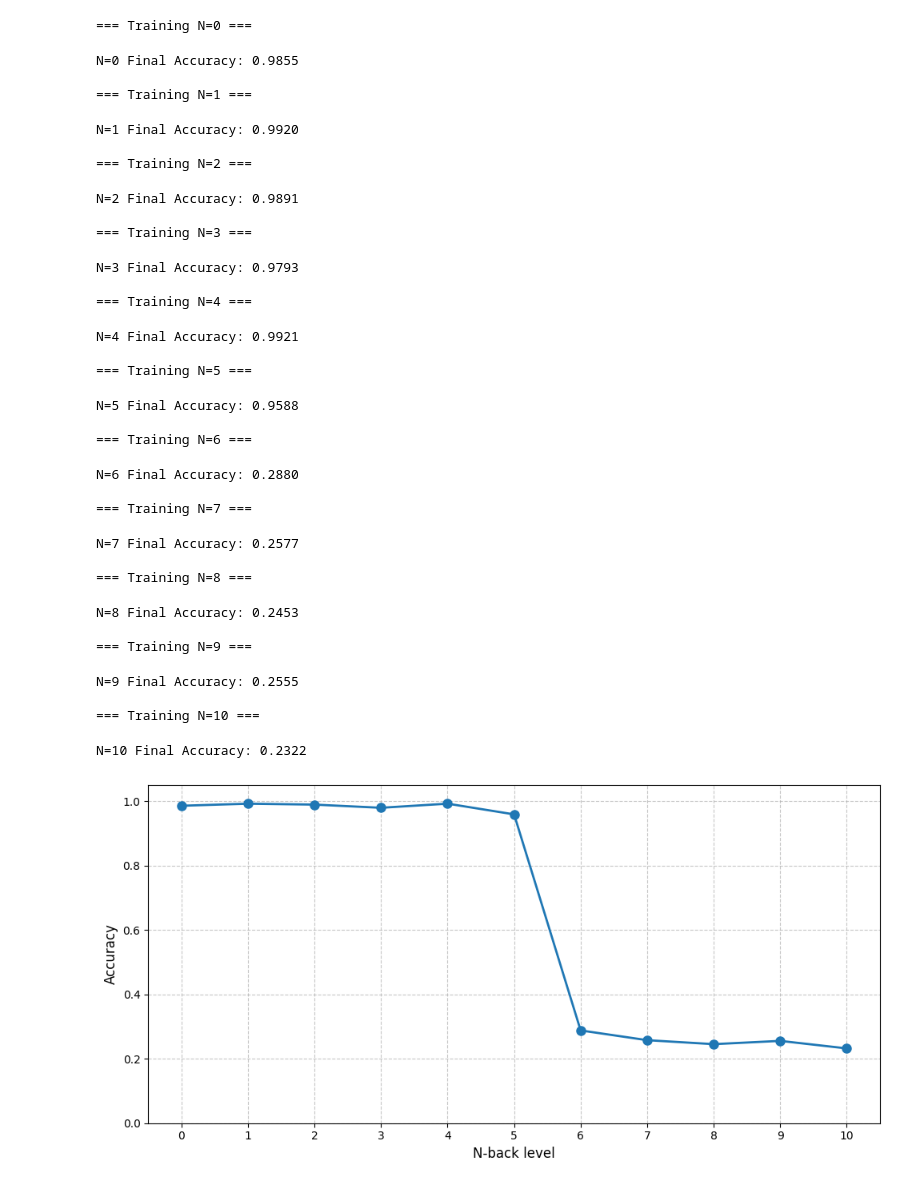
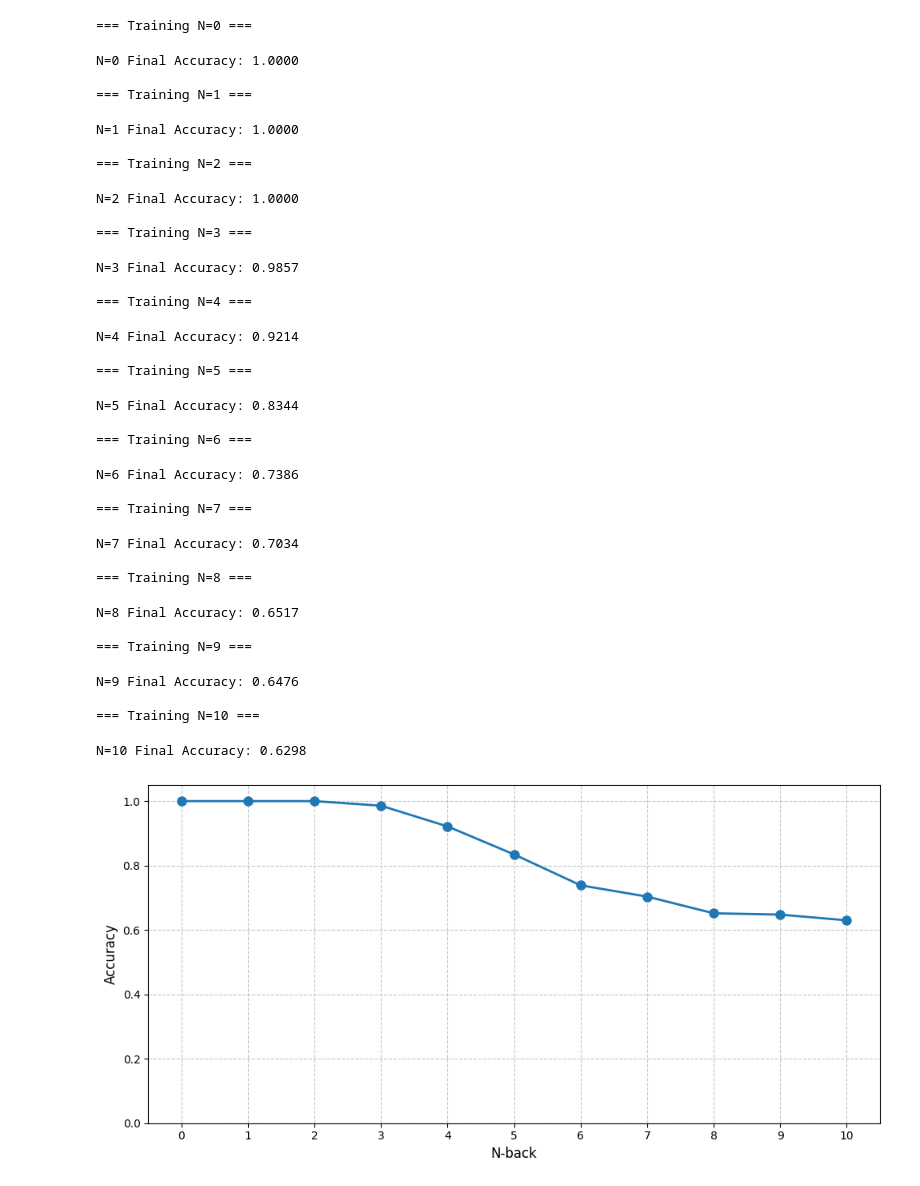
Before and after one commit to neur1s/GridVaders, a Jupyter notebook: lstm.ipynb, the cells around one changed output. Drawn from its saved outputs; the diff is of its cells as text; code cells hidden in the pictures.

Commit message:
Simplify lstm
Reduced the model to one-layer lstm, updated the task by sourcing Italo's n_back_spatial_task.py; observing gradual decrease in accuracy with higher N

```diff
--- a/lstm.ipynb
+++ b/lstm.ipynb
@@ -35,7 +35,6 @@ LEARNING_RATE = 0.0005
 EPOCHS = 50
 BOUNDARY = 'strict'
 
-
 class NBackDataset(ColleagueNBackDataset):  # Inherit from Italo's class
     def __init__(self, num_samples, n_back):
         # Using Italo's create_n_back_dataset function
@@ -55,14 +54,10 @@ class NBackLSTM(nn.Module):
             input_size=4,
             hidden_size=HIDDEN_SIZE,
             num_layers=1,
-            batch_first=True
+            batch_first=True,
+            dropout=0.2
         )
-        self.fc = nn.Sequential(
-            nn.Linear(HIDDEN_SIZE, HIDDEN_SIZE),
-            nn.ReLU(),
-            nn.Dropout(0.2),
-            nn.Linear(HIDDEN_SIZE, OUTPUT_SIZE)
-        )
+        self.fc = nn.Linear(HIDDEN_SIZE, OUTPUT_SIZE)
 
         self.h0 = nn.Parameter(torch.randn(1, 1, HIDDEN_SIZE) * 0.05)
         self.c0 = nn.Parameter(torch.randn(1, 1, HIDDEN_SIZE) * 0.05)
@@ -99,8 +94,9 @@ class NBackTrainer:
                 logits = self.model(actions, batch_size)
 
                 loss = self.criterion(
-                    logits[:, self.n_back:].reshape(-1, OUTPUT_SIZE),  # Predictions from step n onward
-                    targets.reshape(-1))
+                    logits[:, self.n_back:].reshape(-1, OUTPUT_SIZE),  # skip first N logits
+                    targets[:, 1:].reshape(-1)  # skip initial position in targets
+)
 
                 loss.backward()
                 torch.nn.utils.clip_grad_norm_(self.model.parameters(), 1.0)
@@ -122,8 +118,7 @@ class NBackTrainer:
                 logits = self.model(actions, batch_size)
 
                 preds = logits[:, self.n_back:].argmax(-1)
-                tgts = targets
-
+                tgts = targets[:, 1:]  # remove the initial position
                 correct += (preds == tgts).sum().item()
                 total += tgts.numel()
 
@@ -149,44 +144,44 @@ accuracies = run_experiment()
 # Plot results
 plt.figure(figsize=(10, 5))
 plt.plot(range(len(accuracies)), accuracies, marker='o', linewidth=2, markersize=8)
-plt.xlabel("N-back level", fontsize=12)
+plt.xlabel("N-back", fontsize=12)
 plt.ylabel("Accuracy", fontsize=12)
 plt.xticks(range(len(accuracies)))
 plt.grid(True, linestyle='--', alpha=0.7)
 plt.ylim(0, 1.05)
 plt.tight_layout()
 plt.show()
 # %% [output]
 === Training N=0 ===
-N=0 Final Accuracy: 0.9855
+N=0 Final Accuracy: 1.0000
 
 === Training N=1 ===
-N=1 Final Accuracy: 0.9920
+N=1 Final Accuracy: 1.0000
 
 === Training N=2 ===
-N=2 Final Accuracy: 0.9891
+N=2 Final Accuracy: 1.0000
 
 === Training N=3 ===
-N=3 Final Accuracy: 0.9793
+N=3 Final Accuracy: 0.9857
 
 === Training N=4 ===
-N=4 Final Accuracy: 0.9921
+N=4 Final Accuracy: 0.9214
 
 === Training N=5 ===
-N=5 Final Accuracy: 0.9588
+N=5 Final Accuracy: 0.8344
 
 === Training N=6 ===
-N=6 Final Accuracy: 0.2880
+N=6 Final Accuracy: 0.7386
 
 === Training N=7 ===
-N=7 Final Accuracy: 0.2577
+N=7 Final Accuracy: 0.7034
 
 === Training N=8 ===
-N=8 Final Accuracy: 0.2453
+N=8 Final Accuracy: 0.6517
 
 === Training N=9 ===
-N=9 Final Accuracy: 0.2555
+N=9 Final Accuracy: 0.6476
 
 === Training N=10 ===
-N=10 Final Accuracy: 0.2322
+N=10 Final Accuracy: 0.6298
-[figure, old version]
+[figure, new version]
```
